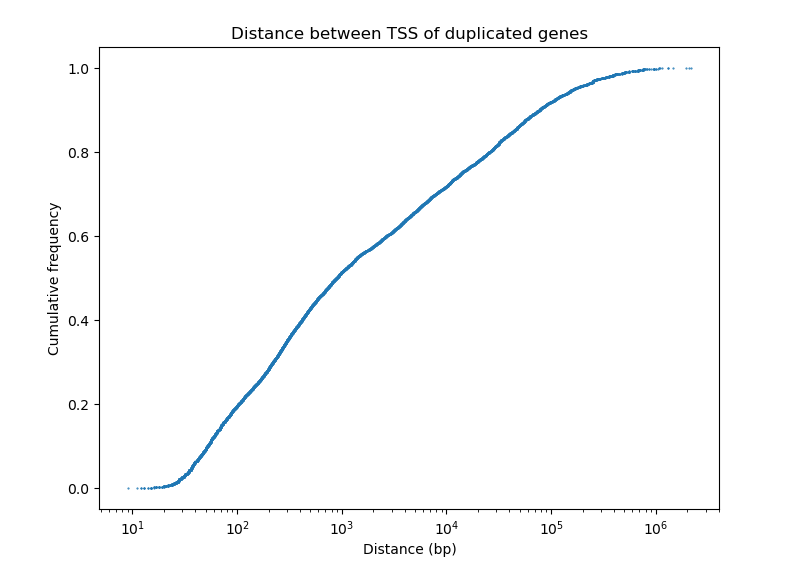
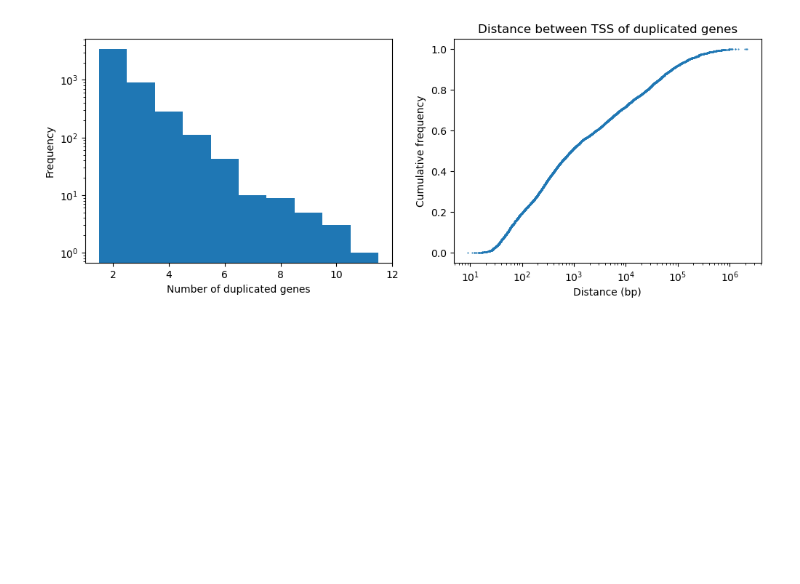
Before and after one commit to jmbreda/Promoterome, a Jupyter notebook: notebooks/Check_on_promoterome.ipynb, the cells around one changed output. Saved outputs shown, nothing was run; the diff lists cells and outputs as text; code cells hidden in the pictures; blank space fills up the shorter version.

Commit message:
Promoterome clustering (upnae)

```diff
--- a/notebooks/Check_on_promoterome.ipynb
+++ b/notebooks/Check_on_promoterome.ipynb
@@ -10,36 +5,44 @@ import matplotlib.pyplot as plt
 # %%
 genome = 'mm10'
 win_size_kb = 5
 
 promoterome_infile = f"/home/jbreda/Promoterome/results/{genome}/promoterome_pm{win_size_kb}kb_filtered.bed"
 
 Promoterome = pd.read_csv(promoterome_infile, sep='\t')
 CHR = ['chr' + str(i) for i in range(1, 20)] + ['chrX', 'chrY']
+STRAND = ['+', '-']
+D = []
+N = []
+for chr in CHR:
+    for strand in STRAND:
+        # find duplicated genes names
+        Promoterome_chr = Promoterome[(Promoterome['chr'] == chr) & (Promoterome['strand'] == strand)]
+        duplicated_genes = Promoterome_chr[Promoterome_chr.duplicated(subset='gene', keep=False)]
 
-D = []
-for chr in CHR:
-    # find duplicated genes names
-    Promoterome_chr = Promoterome[Promoterome['chr'] == chr]
-    duplicated_genes = Promoterome_chr[Promoterome_chr.duplicated(subset='gene', keep=False)]
+        for g in duplicated_genes.gene.unique():
+            idx = Promoterome_chr[Promoterome_chr['gene'] == g].index
+            n = len(idx)
+            N.append(n)
 
-    for g in duplicated_genes.gene.unique():
-        idx = Promoterome_chr[Promoterome_chr['gene'] == g].index
-        n = len(idx)
-
-        for i in range(n-1):
-            for j in range(i + 1, n):
-                d = np.abs( (Promoterome_chr.loc[idx[i], 'start'] + Promoterome_chr.loc[idx[i], 'end']) / 2 - (Promoterome_chr.loc[idx[j], 'start'] + Promoterome_chr.loc[idx[j], 'end']) / 2)
-                D.append(d)
+            for i in range(n-1):
+                for j in range(i + 1, n):
+                    d = np.abs( (Promoterome_chr.loc[idx[i], 'start'] + Promoterome_chr.loc[idx[i], 'end']) / 2 - (Promoterome_chr.loc[idx[j], 'start'] + Promoterome_chr.loc[idx[j], 'end']) / 2)
+                    D.append(d)
 D = np.sort(np.array(D))
 
-fig, ax = plt.subplots(1,1,figsize=(8,6))
+fig, axes = plt.subplots(1,2,figsize=(12,4))
 
+ax = axes[0]
+ax.hist(N,bins=np.unique(N)-.5, rwidth=1)
+ax.set_xlabel('Number of duplicated genes')
+ax.set_ylabel('Frequency')
+ax.set_yscale('log')
+
+ax = axes[1]
 ax.plot(D, np.arange(1,len(D)+1)/len(D), '.', markersize=1)
 ax.set_xlabel('Distance (bp)')
 ax.set_ylabel('Cumulative frequency')
 ax.set_title('Distance between TSS of duplicated genes')
-
 ax.set_xscale('log')
-#ax.set_yscale('log')
 # %% [output]
-[figure, old version]
+[figure, new version]
```
Also changed, not shown: parts of 3 cells of this notebook, 3 other files.
